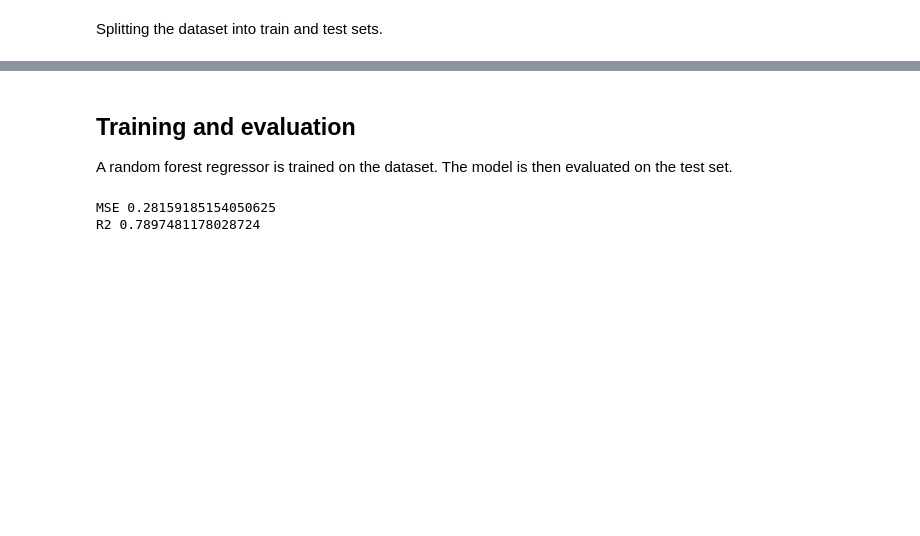
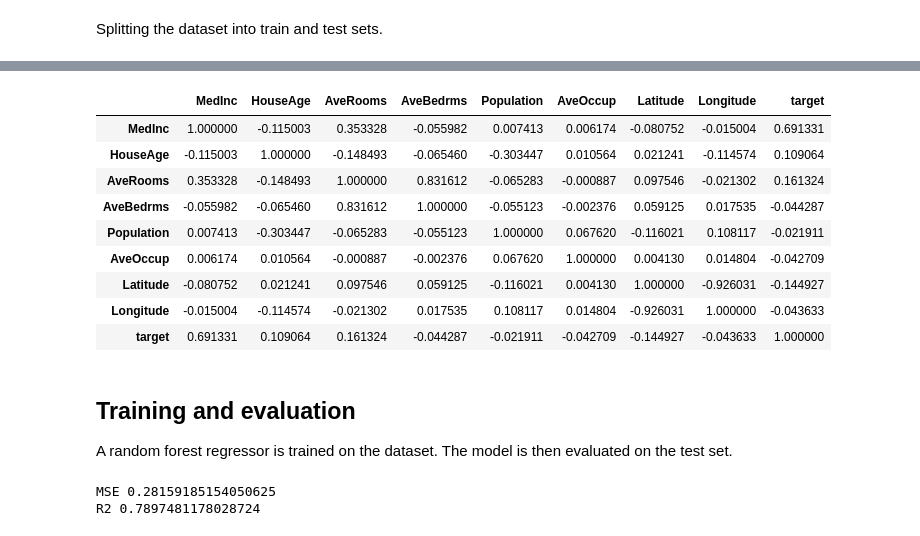
Before and after one commit to pikalab-unibo/demo-lime, a Jupyter notebook: demo-lime.ipynb, the cells around one changed output, grey strips where cells are left out. Cells and saved outputs as stored; diff of their text form; code cells hidden in the pictures; blank space fills up the shorter version.

```diff
--- a/demo-lime.ipynb
+++ b/demo-lime.ipynb
@@ -90,3 +89,16 @@ test_x, test_y = test.iloc[:, :-1].to_numpy(), test.iloc[:, -1].to_numpy()
+# %%
+train.corr()
+# %% [output]
+|  | MedInc | HouseAge | AveRooms | AveBedrms | Population | AveOccup | Latitude | Longitude | target |
+| MedInc | 1.000000 | -0.115003 | 0.353328 | -0.055982 | 0.007413 | 0.006174 | -0.080752 | -0.015004 | 0.691331 |
+| HouseAge | -0.115003 | 1.000000 | -0.148493 | -0.065460 | -0.303447 | 0.010564 | 0.021241 | -0.114574 | 0.109064 |
+| AveRooms | 0.353328 | -0.148493 | 1.000000 | 0.831612 | -0.065283 | -0.000887 | 0.097546 | -0.021302 | 0.161324 |
+| AveBedrms | -0.055982 | -0.065460 | 0.831612 | 1.000000 | -0.055123 | -0.002376 | 0.059125 | 0.017535 | -0.044287 |
+| Population | 0.007413 | -0.303447 | -0.065283 | -0.055123 | 1.000000 | 0.067620 | -0.116021 | 0.108117 | -0.021911 |
+| AveOccup | 0.006174 | 0.010564 | -0.000887 | -0.002376 | 0.067620 | 1.000000 | 0.004130 | 0.014804 | -0.042709 |
+| Latitude | -0.080752 | 0.021241 | 0.097546 | 0.059125 | -0.116021 | 0.004130 | 1.000000 | -0.926031 | -0.144927 |
+| Longitude | -0.015004 | -0.114574 | -0.021302 | 0.017535 | 0.108117 | 0.014804 | -0.926031 | 1.000000 | -0.043633 |
+| target | 0.691331 | 0.109064 | 0.161324 | -0.044287 | -0.021911 | -0.042709 | -0.144927 | -0.043633 | 1.000000 |
 # %% [markdown]
 <a id='training'></a>
 ## Training and evaluation
```
Also changed, not shown: parts of 6 cells of this notebook.
